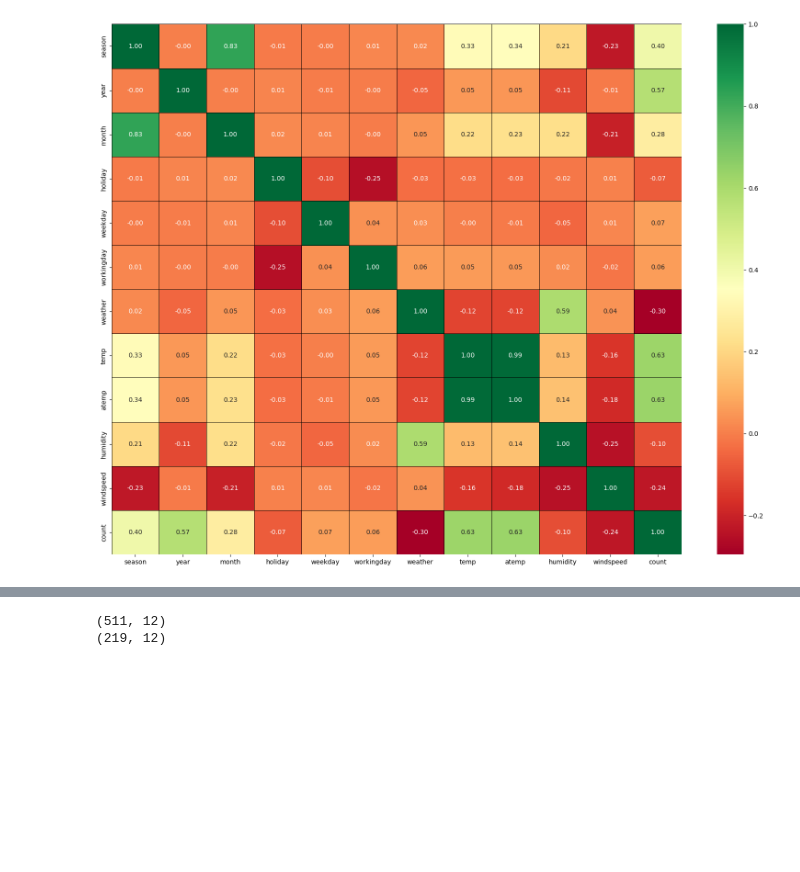
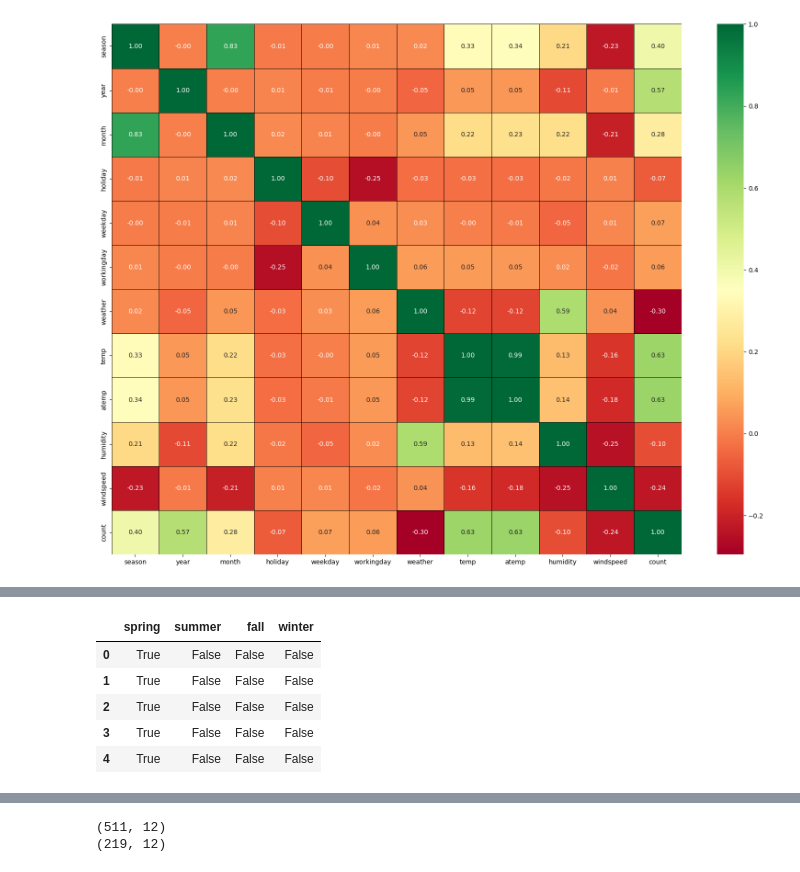
Before and after one commit to ranpariyachetan/boombikes-linearregression, a Jupyter notebook: regression-assignment.ipynb, the cells around one changed output, grey strips where cells are left out. Cells and saved outputs as stored; diff of their text form; code cells hidden in the pictures; blank space fills up the shorter version.

```diff
--- a/regression-assignment.ipynb
+++ b/regression-assignment.ipynb
@@ -206,0 +243,13 @@ Following observations can be made from above charts.
+# %%
+# Creating dummy variables for season.
+
+Seasons = pd.get_dummies(boombikes['season'])
+Seasons.rename(columns={1:'spring', 2:'summer', 3:'fall', 4:'winter'}, inplace=True)
+Seasons.head()
+# %% [output]
+|  | spring | summer | fall | winter |
+| 0 | True | False | False | False |
+| 1 | True | False | False | False |
+| 2 | True | False | False | False |
+| 3 | True | False | False | False |
+| 4 | True | False | False | False |
```
Also changed, not shown: parts of 12 cells of this notebook.
